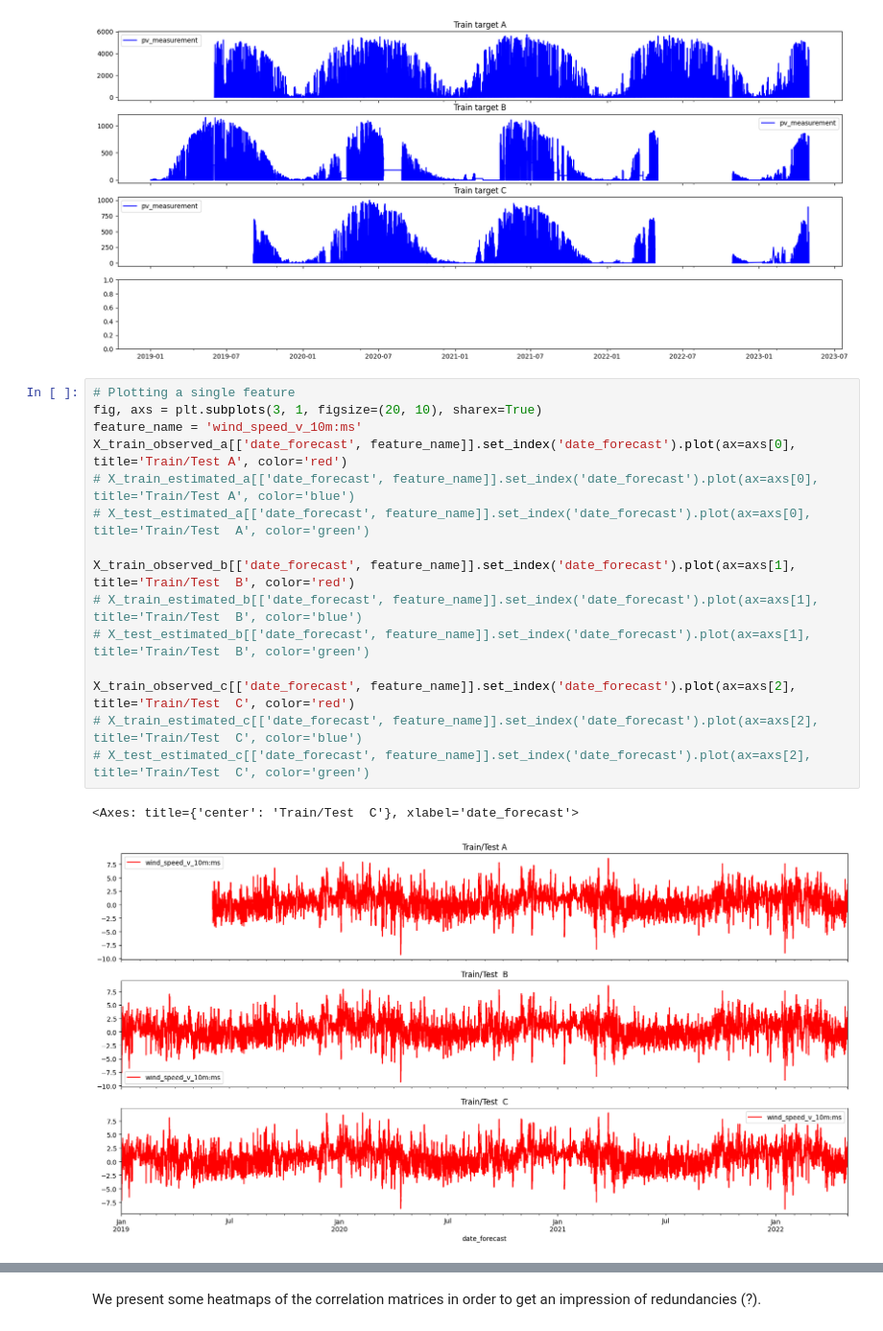
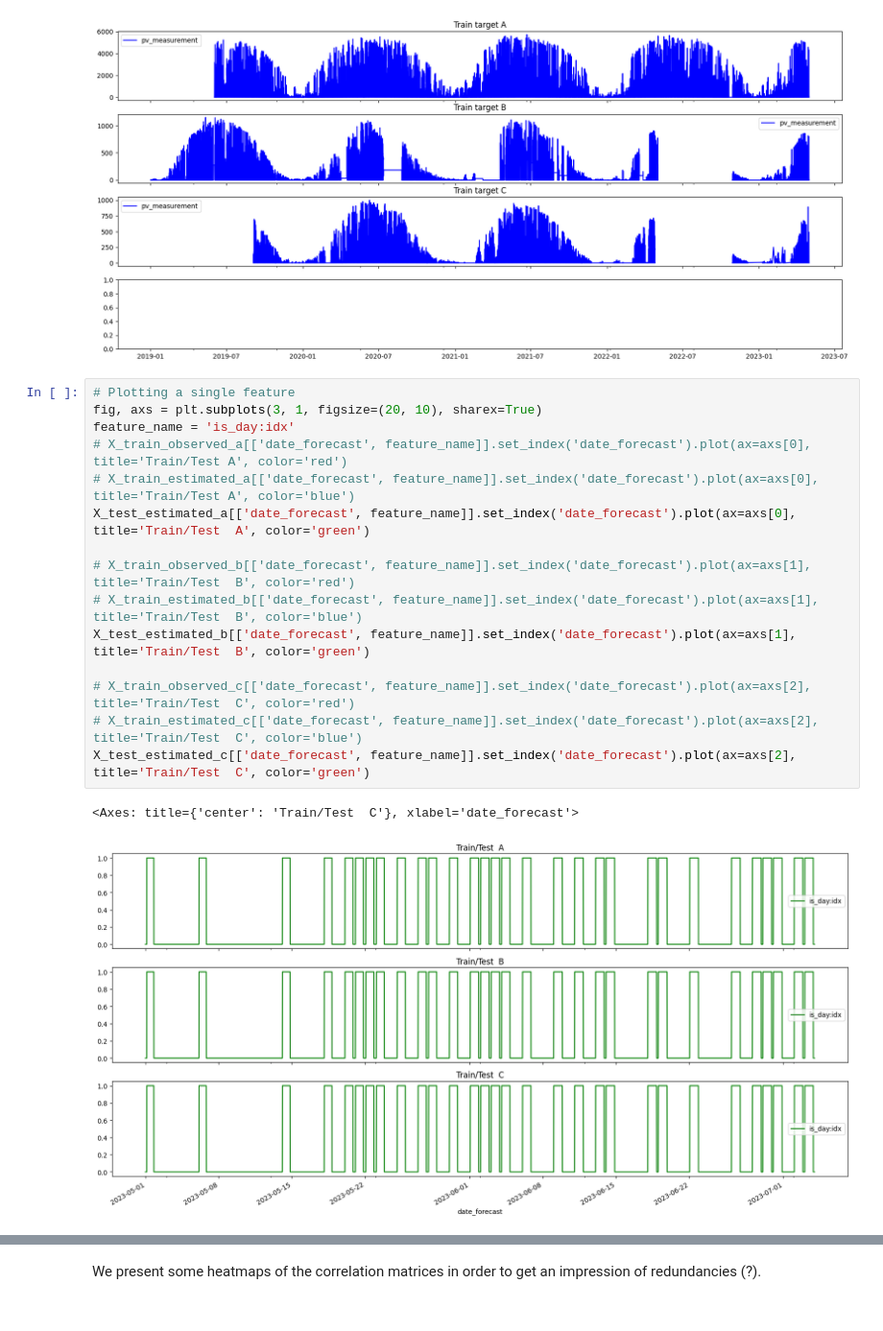
Before and after one commit to Bergschtein/Solar-Energy-Prediction, a Jupyter notebook: long.ipynb, the cells around one changed output, grey strips where cells are left out. Shown at 96% size. Saved outputs shown, nothing was run; the diff lists cells and outputs as text.

```diff
--- a/long.ipynb
+++ b/long.ipynb
@@ -163,18 +163,18 @@ train_c[['time', 'pv_measurement']].set_index('time').plot(ax=axs[2], title='Tra
 # %%
 # Plotting a single feature
 fig, axs = plt.subplots(3, 1, figsize=(20, 10), sharex=True)
-feature_name = 'wind_speed_v_10m:ms'
-X_train_observed_a[['date_forecast', feature_name]].set_index('date_forecast').plot(ax=axs[0], title='Train/Test A', color='red')
+feature_name = 'is_day:idx'
+# X_train_observed_a[['date_forecast', feature_name]].set_index('date_forecast').plot(ax=axs[0], title='Train/Test A', color='red')
 # X_train_estimated_a[['date_forecast', feature_name]].set_index('date_forecast').plot(ax=axs[0], title='Train/Test A', color='blue')
-# X_test_estimated_a[['date_forecast', feature_name]].set_index('date_forecast').plot(ax=axs[0], title='Train/Test  A', color='green')
+X_test_estimated_a[['date_forecast', feature_name]].set_index('date_forecast').plot(ax=axs[0], title='Train/Test  A', color='green')
 
-X_train_observed_b[['date_forecast', feature_name]].set_index('date_forecast').plot(ax=axs[1], title='Train/Test  B', color='red')
+# X_train_observed_b[['date_forecast', feature_name]].set_index('date_forecast').plot(ax=axs[1], title='Train/Test  B', color='red')
 # X_train_estimated_b[['date_forecast', feature_name]].set_index('date_forecast').plot(ax=axs[1], title='Train/Test  B', color='blue')
-# X_test_estimated_b[['date_forecast', feature_name]].set_index('date_forecast').plot(ax=axs[1], title='Train/Test  B', color='green')
+X_test_estimated_b[['date_forecast', feature_name]].set_index('date_forecast').plot(ax=axs[1], title='Train/Test  B', color='green')
 
-X_train_observed_c[['date_forecast', feature_name]].set_index('date_forecast').plot(ax=axs[2], title='Train/Test  C', color='red')
+# X_train_observed_c[['date_forecast', feature_name]].set_index('date_forecast').plot(ax=axs[2], title='Train/Test  C', color='red')
 # X_train_estimated_c[['date_forecast', feature_name]].set_index('date_forecast').plot(ax=axs[2], title='Train/Test  C', color='blue')
-# X_test_estimated_c[['date_forecast', feature_name]].set_index('date_forecast').plot(ax=axs[2], title='Train/Test  C', color='green')
+X_test_estimated_c[['date_forecast', feature_name]].set_index('date_forecast').plot(ax=axs[2], title='Train/Test  C', color='green')
 # %% [output]
 <Axes: title={'center': 'Train/Test  C'}, xlabel='date_forecast'>
-[figure, old version]
+[figure, new version]
```
Also changed, not shown: parts of 1 cell of this notebook, 8 other files.
